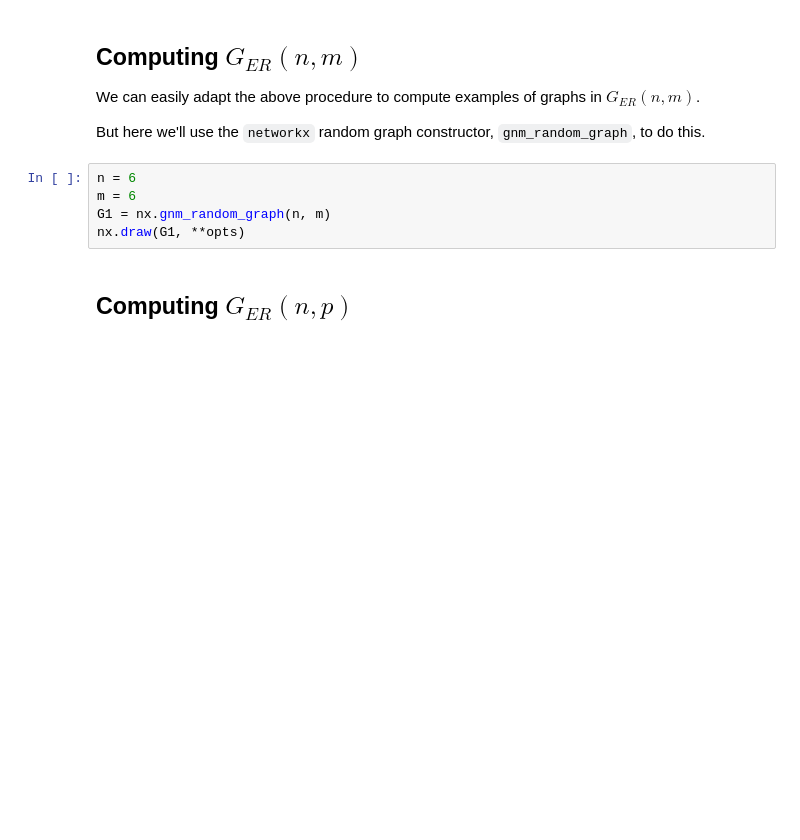
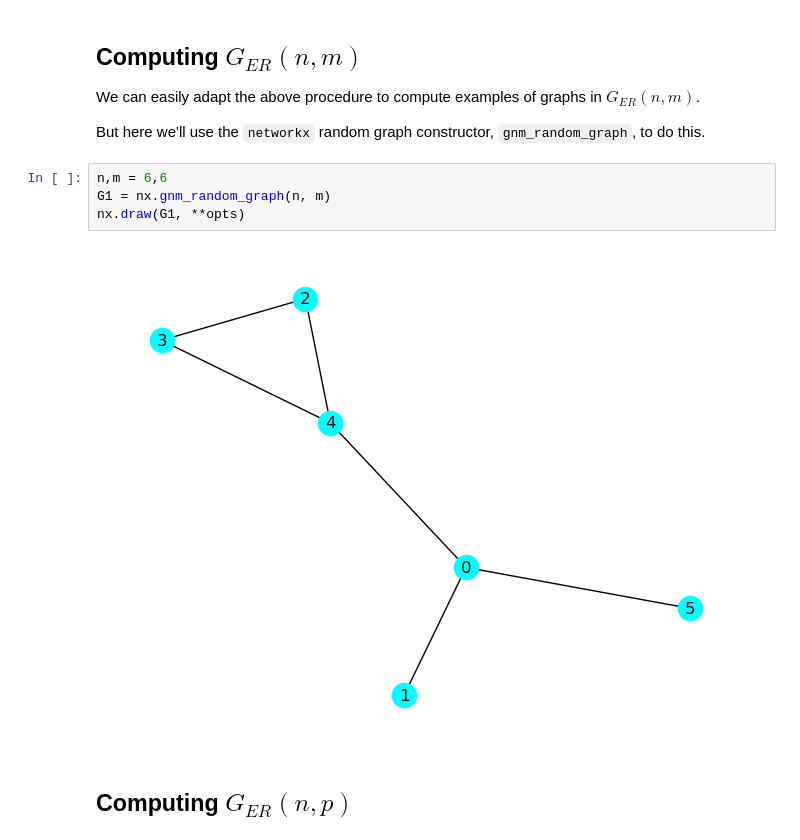
Before and after one commit to niallmadden/niallmadden.github.io, a Jupyter notebook: 2425-CS4423/W09/CS4423-W09-Part-2.ipynb, the cells around one changed output. Saved outputs shown, nothing was run; the diff lists cells and outputs as text; blank space fills up the shorter version.

```diff
--- a/2425-CS4423/W09/CS4423-W09-Part-2.ipynb
+++ b/2425-CS4423/W09/CS4423-W09-Part-2.ipynb
@@ -95,10 +111,11 @@ We can easily adapt the above procedure to compute examples of graphs in $G_{ER}
 
 But here we'll use the `networkx` random graph constructor, `gnm_random_graph`, to do this.
 # %%
-n = 6
-m = 6
+n,m = 6,6
 G1 = nx.gnm_random_graph(n, m)
 nx.draw(G1, **opts)
+# %% [output]
+[figure, added]
 # %% [markdown]
 ## Computing $G_{ER}(n,p)$
 # %% [markdown]
```
Also changed, not shown: parts of 25 cells of this notebook, 4 other files.
